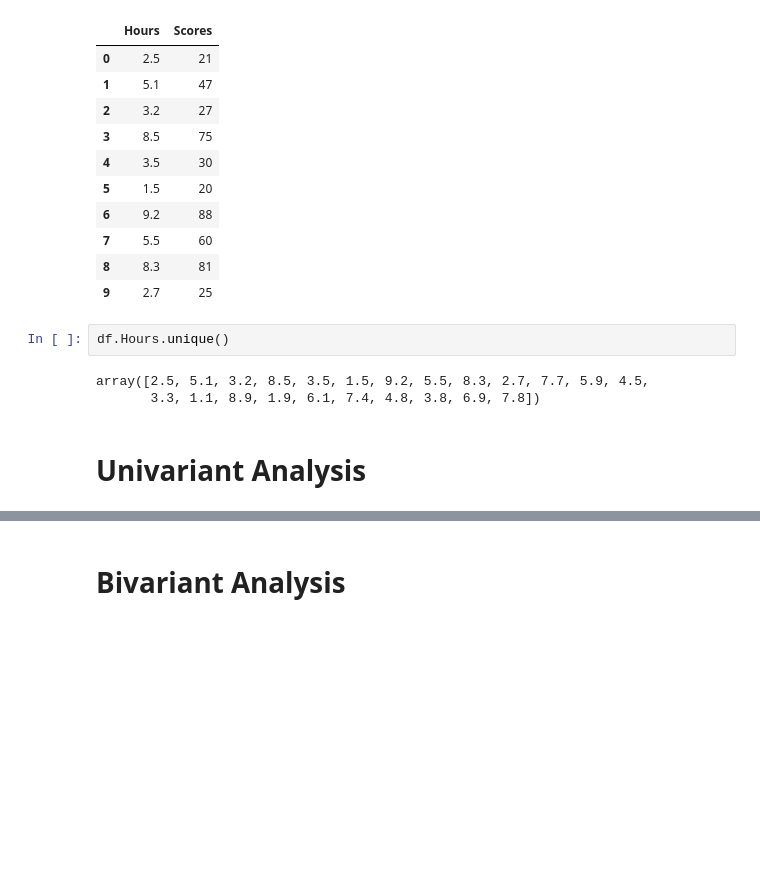
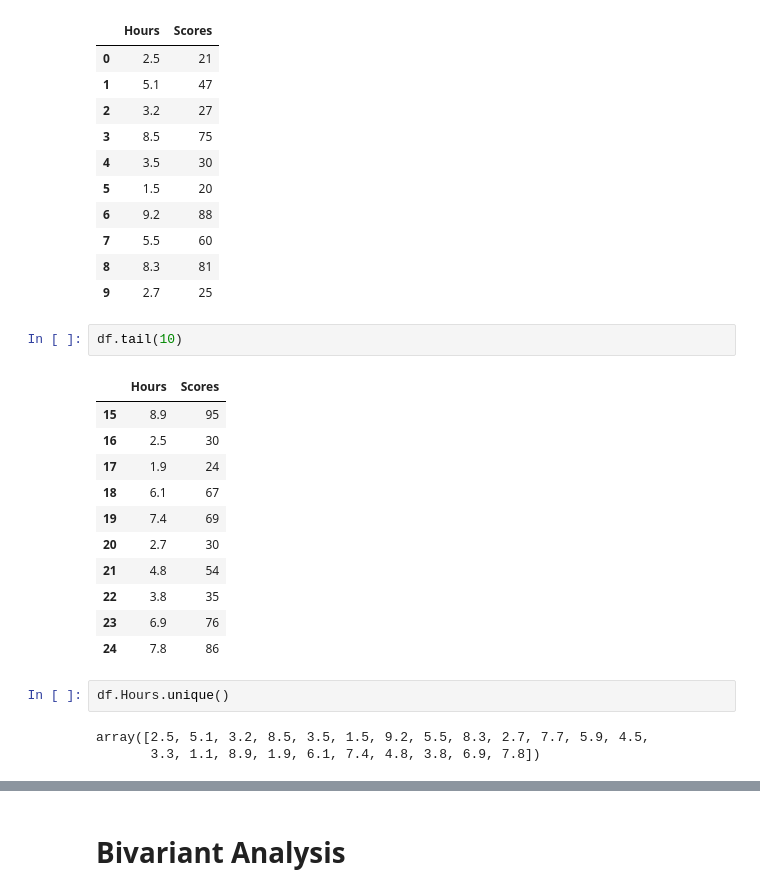
Before and after one commit to shribiyani/The-Spark-Foundation-Tasks, a Jupyter notebook: Task 1 - Prediction using Supervised ML.ipynb, the cells around one changed output, grey strips where cells are left out. Saved outputs shown, nothing was run; the diff lists cells and outputs as text; blank space fills up the shorter version.

```diff
--- a/Task 1 - Prediction using Supervised ML.ipynb
+++ b/Task 1 - Prediction using Supervised ML.ipynb
@@ -36,10 +55,22 @@ df.head(10)
 | 7 | 5.5 | 60 |
 | 8 | 8.3 | 81 |
 | 9 | 2.7 | 25 |
+# %%
+df.tail(10)
+# %% [output]
+|  | Hours | Scores |
+| 15 | 8.9 | 95 |
+| 16 | 2.5 | 30 |
+| 17 | 1.9 | 24 |
+| 18 | 6.1 | 67 |
+| 19 | 7.4 | 69 |
+| 20 | 2.7 | 30 |
+| 21 | 4.8 | 54 |
+| 22 | 3.8 | 35 |
+| 23 | 6.9 | 76 |
+| 24 | 7.8 | 86 |
 # %%
 df.Hours.unique()
 # %% [output]
 array([2.5, 5.1, 3.2, 8.5, 3.5, 1.5, 9.2, 5.5, 8.3, 2.7, 7.7, 5.9, 4.5,
        3.3, 1.1, 8.9, 1.9, 6.1, 7.4, 4.8, 3.8, 6.9, 7.8])
-# %% [markdown]
-# Univariant Analysis
```
Also changed, not shown: parts of 31 cells of this notebook.
